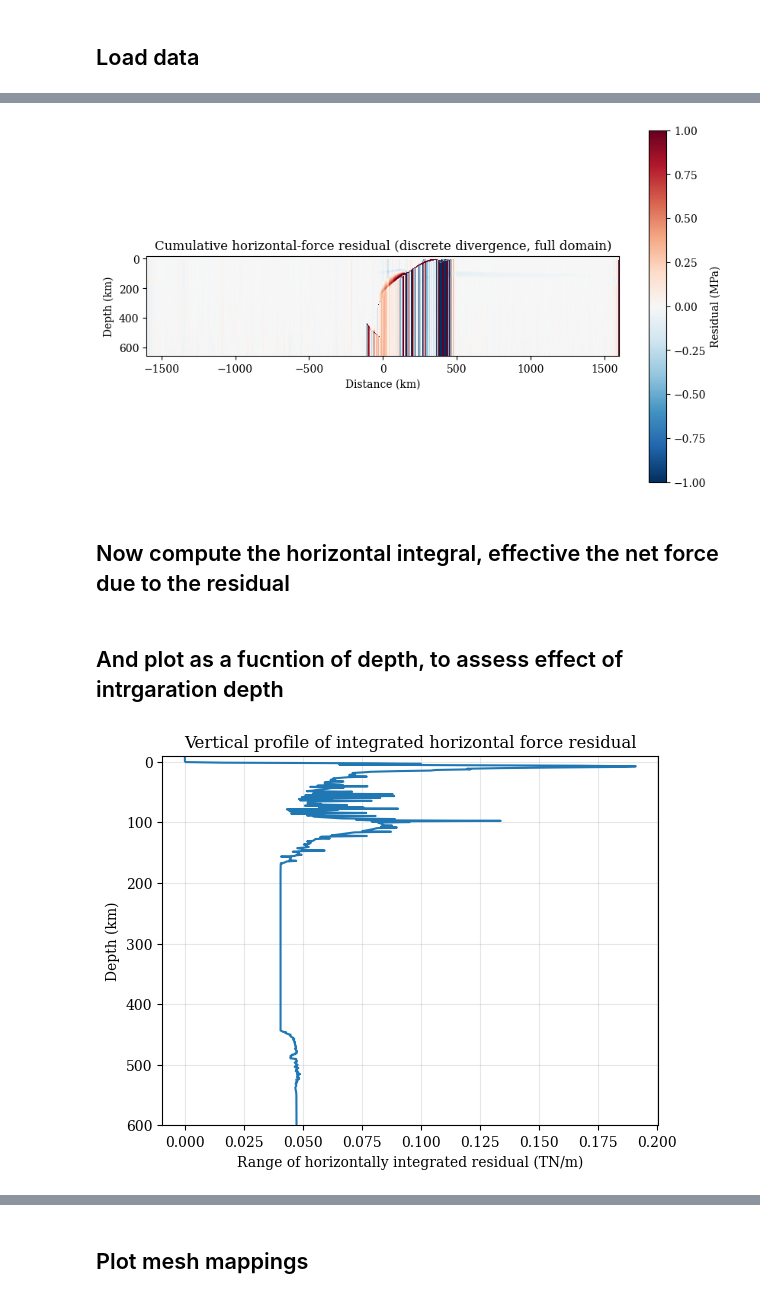
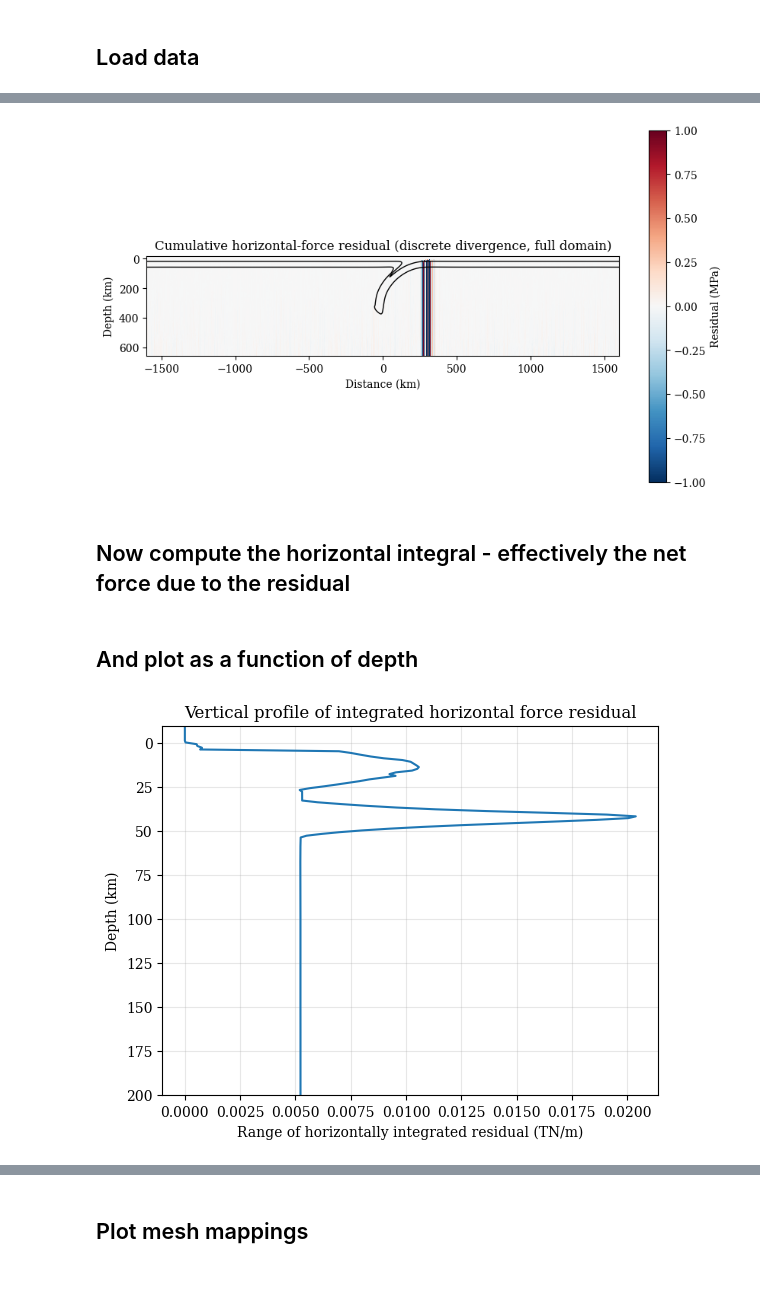
Before and after one commit to dansand/trench_pull_force, a Jupyter notebook: model_analysis/integration_residuals.ipynb, the cells around one changed output, grey strips where cells are left out. Saved outputs shown, nothing was run; the diff lists cells and outputs as text; code cells hidden in the pictures.

```diff
--- a/model_analysis/integration_residuals.ipynb
+++ b/model_analysis/integration_residuals.ipynb
@@ -114,7 +98,7 @@ File index: 5, Time step: 6.0 Myrs
 
 # Choose which output file to analyse.
 # (Negative indices count from the end; e.g. -1 = latest timestep)
-file_index_number = -1
+file_index_number = 10
 
 # Open the selected model output
 h5file = h5py.File(h5_fnames[file_index_number], 'r')
@@ -200,4 +184,34 @@ tloc = topo[:, 0][np.argmin(topo[:, 1])]
 
 # Find the first mesh vertex located to the right of the trench
 tindx = np.argmax(cxpts > tloc)
+# %%
+# ---------------------------------------------------------------------
+# Load and orient stress components from HDF5, assuming z is positive downward
+# ---------------------------------------------------------------------
+
+# Shear stress τ_xz (traction in x on face normal to z)
+# Stored at vertices → flip vertically to ensure z increases downward
+tau_xz_grid = -1 * np.flipud(h5file["/Vertices"]["sxz"][:].reshape(Nz, Nx))
+
+# Pressure P (cell-centered) → flip vertically to match same orientation
+pressure_grid = np.flipud(h5file["/Centers"]["P"][:].reshape(Nz-1, Nx-1))
+
+# Mean (isotropic) stress: σ_I = −P
+sigma_I_grid = -1 * pressure_grid                         # (Nz-1, Nx-1)
+
+# Deviatoric normal stresses τ_xx and τ_zz = −τ_xx (plane strain assumption)
+tau_xx_grid = np.flipud(h5file["/Centers"]["sxxd"][:].reshape(Nz-1, Nx-1))
+tau_zz_grid = -1 * tau_xx_grid
+
+# ---------------------------------------------------------------------
+# Reconstruct total normal stresses at cell centers
+# ---------------------------------------------------------------------
+
+# Total σ_xx = σ_I + τ_xx
+sig_xx_grid = sigma_I_grid + tau_xx_grid
+
+# ---------------------------------------------------------------------
+# load temperatrue grid
+# ---------------------------------------------------------------------
+temp_grid = np.flipud(h5file["/Centers"]['T'][:].reshape(Nz-1, Nx-1))
 # %% [markdown]
@@ -249,6 +263,11 @@ z_km = zcuts / 1e3
 # --- plot full domain cumulative residuals (MPa) ---
 fig, ax = plt.subplots(figsize=(10,6))
 im = ax.pcolormesh(x_km, z_km, (R_cum_div_grid)/1e6, cmap='RdBu_r',vmin =-1, vmax=1, shading='auto')
+# Convert contour levels to Kelvin
+contour_levels_C = [600,1300]
+contours = ax.contour(1e-3*cxpts, 1e-3*czpts, temp_grid, levels=contour_levels_C, colors='k', linewidths=1)
+
+
 ax.invert_yaxis()
 ax.set_xlabel('Distance (km)')
 ax.set_ylabel('Depth (km)')
@@ -258,28 +277,28 @@ ax.set_aspect(1)
 
 plt.show()
 # %% [output]
-[figure, old version]
+[figure, new version]
 # %% [markdown]
-## Now compute the horizontal integral, effective the net force due to the residual
+## Now compute the horizontal integral - effectively the net force due to the residual
 # %%
 
 horizontal_cumulative_residual = np.cumsum(R_cum_div_grid* dx, axis=1)
 # %% [markdown]
-## And plot as a fucntion of depth, to assess effect of intrgaration depth
+## And plot as a function of depth
 # %%
 fig, ax = plt.subplots()
 
 ax.plot(1e-12*(np.max(horizontal_cumulative_residual, axis = 1) - np.min(horizontal_cumulative_residual, axis = 1)),
         1e-3*czpts)
 
-ax.set_ylim(600, -10)
+ax.set_ylim(200, -10)
 
 # --- Axis labels and title ---
 ax.set_xlabel("Range of horizontally integrated residual (TN/m)")
 ax.set_ylabel("Depth (km)")
 ax.set_title("Vertical profile of integrated horizontal force residual")
 
 # --- Grid and styling (optional) ---
 ax.grid(True, alpha=0.3)
 # %% [output]
-[figure, old version]
+[figure, new version]
```
Also changed, not shown: parts of 9 cells of this notebook.
